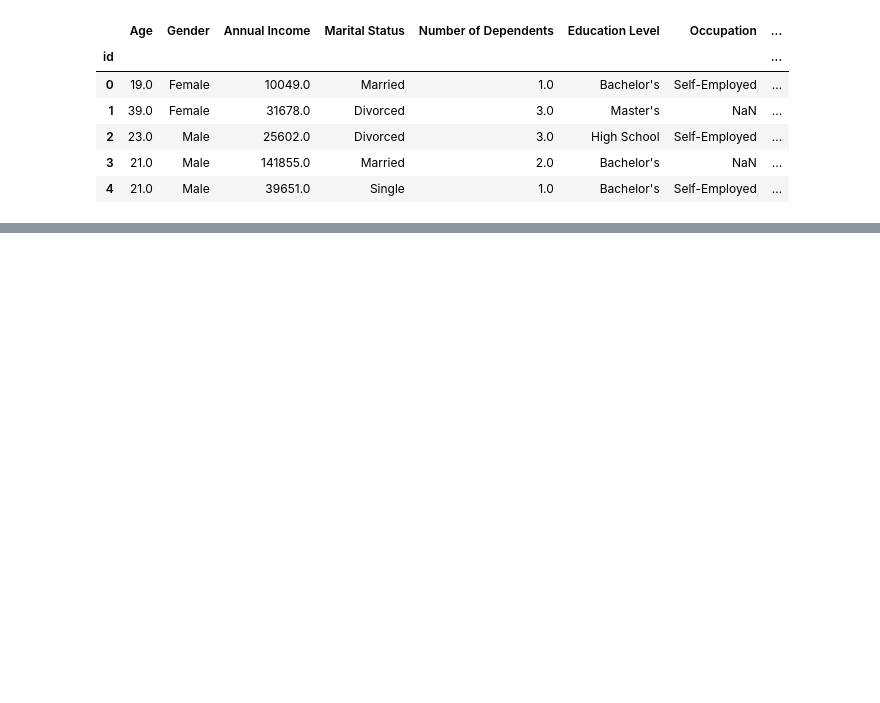
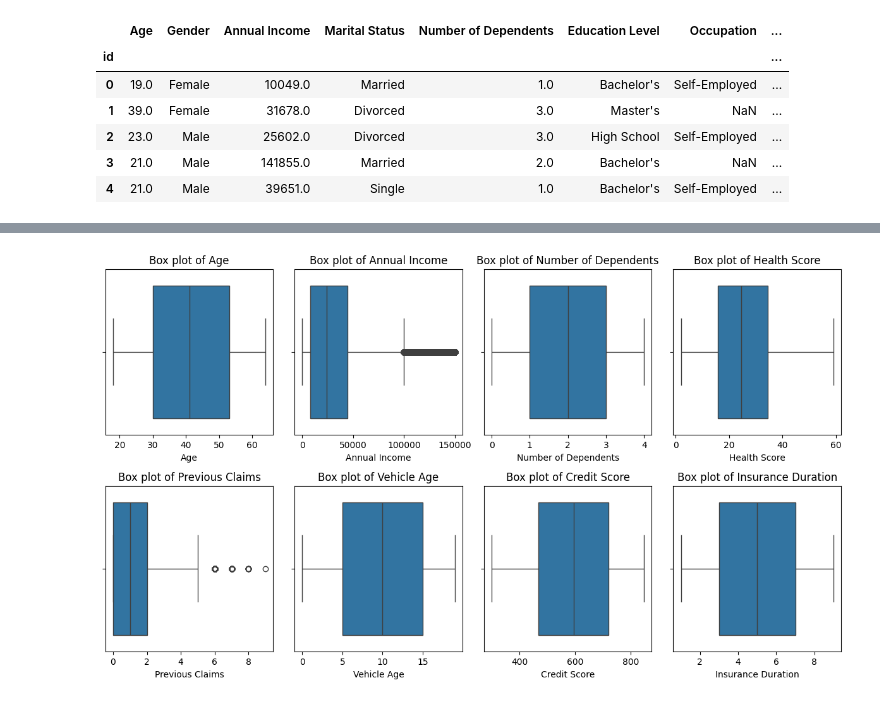
Before and after one commit to peteray-dev/Insurance-premium-ML, a Jupyter notebook: Insurance_Regression.ipynb, the cells around one changed output, grey strips where cells are left out. Cells and saved outputs as stored; diff of their text form; code cells hidden in the pictures; blank space fills up the shorter version.

```diff
--- a/Insurance_Regression.ipynb
+++ b/Insurance_Regression.ipynb
@@ -39,0 +201,10 @@ df_train.head()
+# %%
+plt.figure(figsize=(12,10))
+for i,col in enumerate(num_col):
+  plt.subplot(3,4,i+1)
+  sns.boxplot(x=df_train[col])
+  plt.title(f"Box plot of {col}")
+  plt.tight_layout()
+plt.show()
+# %% [output]
+[figure, added]
```
Also changed, not shown: parts of 30 cells of this notebook.
